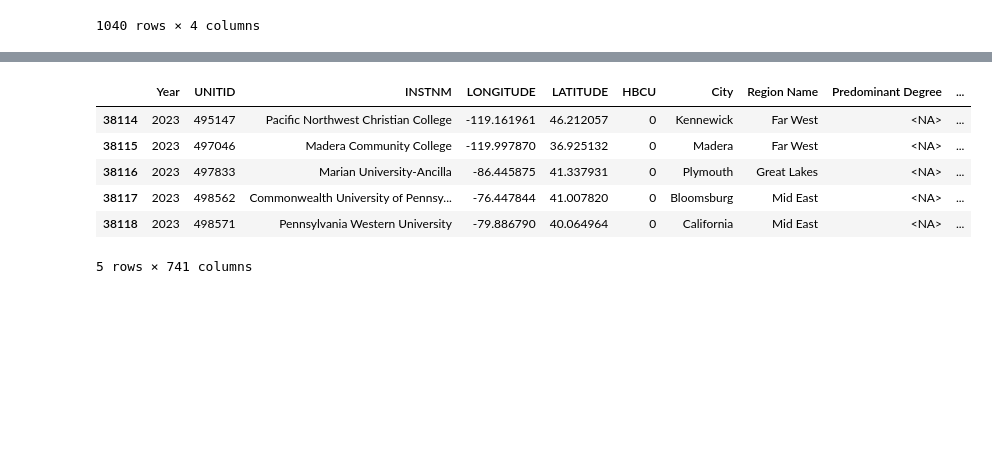
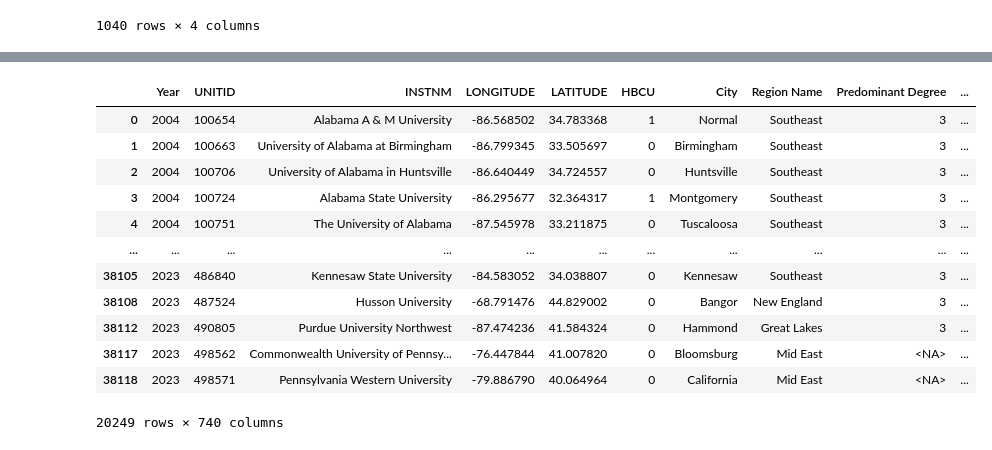
Before and after one commit to jmartinez99-gt/CSE6242-Fall2025-Team42, a Jupyter notebook: merging/merge_all.ipynb, the cells around one changed output, grey strips where cells are left out. Saved outputs shown, nothing was run; the diff lists cells and outputs as text; code cells hidden in the pictures; blank space fills up the shorter version.

Commit message:
Included refined academic data in merge_all.ipynb

```diff
--- a/merging/merge_all.ipynb
+++ b/merging/merge_all.ipynb
@@ -89,10 +89,17 @@ merged
-# %%
-merged.tail()
-# %% [output]
-|  | Year | UNITID | INSTNM | LONGITUDE | LATITUDE | HBCU | City | Region Name | Predominant Degree | ... |
-| 38114 | 2023 | 495147 | Pacific Northwest Christian College | -119.161961 | 46.212057 | 0 | Kennewick | Far West | <NA> | ... |
-| 38115 | 2023 | 497046 | Madera Community College | -119.997870 | 36.925132 | 0 | Madera | Far West | <NA> | ... |
-| 38116 | 2023 | 497833 | Marian University-Ancilla | -86.445875 | 41.337931 | 0 | Plymouth | Great Lakes | <NA> | ... |
-| 38117 | 2023 | 498562 | Commonwealth University of Pennsy... | -76.447844 | 41.007820 | 0 | Bloomsburg | Mid East | <NA> | ... |
-| 38118 | 2023 | 498571 | Pennsylvania Western University | -79.886790 | 40.064964 | 0 | California | Mid East | <NA> | ... |
-5 rows × 741 columns
+# %%
+merged['Total Enrollment'] = merged['Number of Grad Students'] + merged['Total Undergraduates']
+merged[merged['Sanction Name']=='NCAA']
+# %% [output]
+|  | Year | UNITID | INSTNM | LONGITUDE | LATITUDE | HBCU | City | Region Name | Predominant Degree | ... |
+| 0 | 2004 | 100654 | Alabama A & M University | -86.568502 | 34.783368 | 1 | Normal | Southeast | 3 | ... |
+| 1 | 2004 | 100663 | University of Alabama at Birmingham | -86.799345 | 33.505697 | 0 | Birmingham | Southeast | 3 | ... |
+| 2 | 2004 | 100706 | University of Alabama in Huntsville | -86.640449 | 34.724557 | 0 | Huntsville | Southeast | 3 | ... |
+| 3 | 2004 | 100724 | Alabama State University | -86.295677 | 32.364317 | 1 | Montgomery | Southeast | 3 | ... |
+| 4 | 2004 | 100751 | The University of Alabama | -87.545978 | 33.211875 | 0 | Tuscaloosa | Southeast | 3 | ... |
+| ... | ... | ... | ... | ... | ... | ... | ... | ... | ... | ... |
+| 38105 | 2023 | 486840 | Kennesaw State University | -84.583052 | 34.038807 | 0 | Kennesaw | Southeast | 3 | ... |
+| 38108 | 2023 | 487524 | Husson University | -68.791476 | 44.829002 | 0 | Bangor | New England | 3 | ... |
+| 38112 | 2023 | 490805 | Purdue University Northwest | -87.474236 | 41.584324 | 0 | Hammond | Great Lakes | 3 | ... |
+| 38117 | 2023 | 498562 | Commonwealth University of Pennsy... | -76.447844 | 41.007820 | 0 | Bloomsburg | Mid East | <NA> | ... |
+| 38118 | 2023 | 498571 | Pennsylvania Western University | -79.886790 | 40.064964 | 0 | California | Mid East | <NA> | ... |
+20249 rows × 740 columns
```
Also changed, not shown: parts of 6 cells of this notebook, 1 other file.
